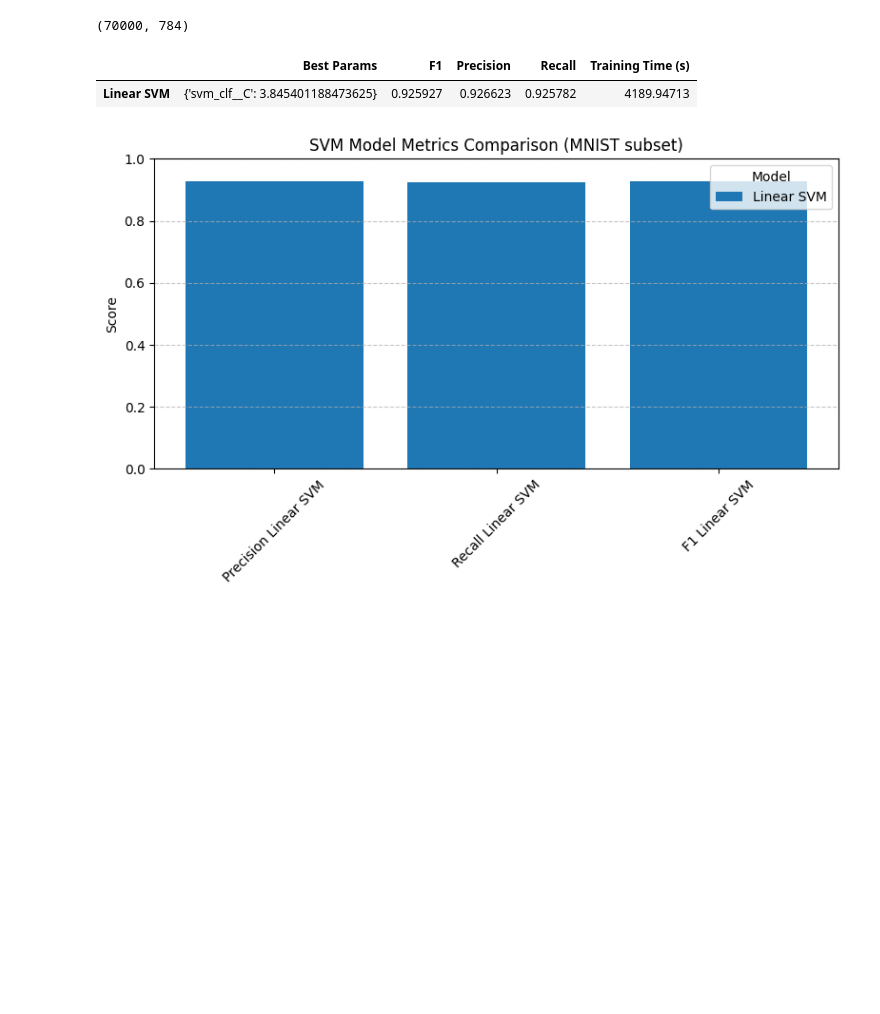
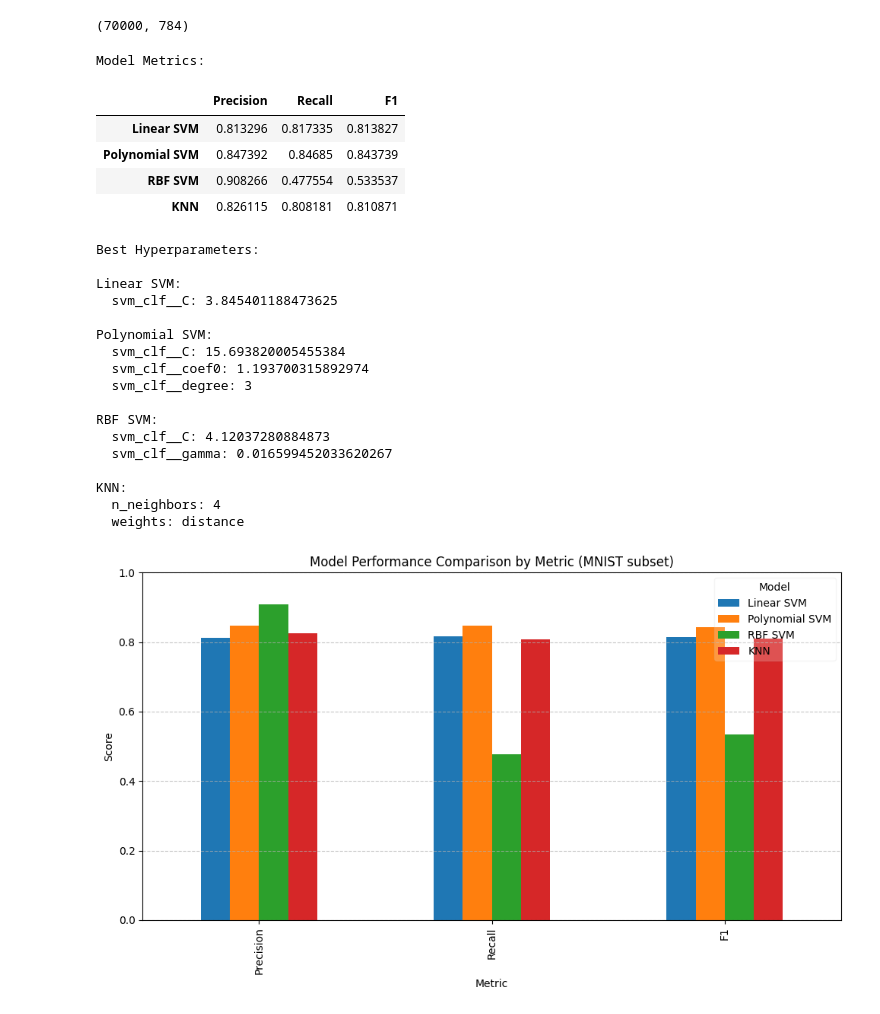
Before and after one commit to FelixH-git/SVM-Pipeline, a Jupyter notebook: lab5.ipynb, the cells around one changed output. Cells and saved outputs as stored; diff of their text form; code cells hidden in the pictures; blank space fills up the shorter version.

Commit message:
fix graph

```diff
--- a/lab5.ipynb
+++ b/lab5.ipynb
@@ -7,7 +7,7 @@ X.shape
 # %% [output]
 (70000, 784)
 # %%
-X_train, X_test, y_train, y_test = X[:8000], X[8000:10000], y[:8000], y[8000:10000]
+X_train, X_test, y_train, y_test = X[:800], X[800:1000], y[:800], y[800:1000]
 # %%
 from sklearn.preprocessing import StandardScaler
 from sklearn.pipeline import Pipeline
@@ -115,52 +115,67 @@ import numpy as np
 import pandas as pd
 
 results_df = pd.DataFrame(results).T
 metrics_df = results_df[["Precision", "Recall", "F1"]]
 params_df = results_df[["Best Params"]]
 
 print("Model Metrics:")
 display(metrics_df)
 
 print("Best Hyperparameters:")
 for model, row in params_df.iterrows():
     print(f"\n{model}:")
     for k, v in row["Best Params"].items():
         print(f"  {k}: {v}")
 
 
-metrics = ["Precision", "Recall", "F1"]
-models = results_df.index.tolist()
+metrics_df = results_df[["Precision", "Recall", "F1"]]
 
-values = results_df[metrics].to_numpy()
+metrics_df = metrics_df.T
 
-x = np.arange(len(metrics))
-width = 0.25
+metrics_df.plot(
+    kind='bar',
+    figsize=(10, 6),
+    title='Model Performance Comparison by Metric (MNIST subset)',
+    stacked=False
+)
 
-fig, ax = plt.subplots(figsize=(10, 6))
-
-for i, model in enumerate(models):
-    ax.bar(x + i * width, values[i], width, label=model)
-
-ax.set_xlabel("Metric")
-ax.set_ylabel("Score")
-ax.set_title("SVM Model Metrics Comparison (MNIST subset)")
-ax.set_xticks(x + width * (len(models) - 1) / 2)
-ax.set_xticklabels(metrics)
-ax.set_ylim(0, 1)
-ax.legend(title="Model")
-ax.grid(axis="y", linestyle="--", alpha=0.7)
-
+plt.xlabel("Metric")
+plt.ylabel("Score")
+plt.ylim(0, 1)
+plt.grid(axis='y', linestyle='--', alpha=0.7)
+plt.legend(title="Model", framealpha=0.2)
 plt.tight_layout()
 plt.show()
 
 
 results_df[["Training Time (s)"]].plot(kind='bar', figsize=(8,5), color='orange')
 plt.title("SVM Model Training Time Comparison (MNIST subset)")
 plt.ylabel("Time (seconds)")
 plt.grid(axis='y', linestyle='--', alpha=0.7)
 plt.xticks(rotation=0)
 plt.show()
 # %% [output]
+Model Metrics:
-|  | Best Params | F1 | Precision | Recall | Training Time (s) |
-| Linear SVM | {'svm_clf__C': 3.845401188473625} | 0.925927 | 0.926623 | 0.925782 | 4189.94713 |
+|  | Precision | Recall | F1 |
+| Linear SVM | 0.813296 | 0.817335 | 0.813827 |
+| Polynomial SVM | 0.847392 | 0.84685 | 0.843739 |
+| RBF SVM | 0.908266 | 0.477554 | 0.533537 |
+| KNN | 0.826115 | 0.808181 | 0.810871 |
+Best Hyperparameters:
+
+Linear SVM:
+  svm_clf__C: 3.845401188473625
+
+Polynomial SVM:
+  svm_clf__C: 15.693820005455384
+  svm_clf__coef0: 1.193700315892974
+  svm_clf__degree: 3
+
+RBF SVM:
+  svm_clf__C: 4.12037280884873
+  svm_clf__gamma: 0.016599452033620267
+
+KNN:
+  n_neighbors: 4
+  weights: distance
-[figure, old version]
+[figure, new version]
```
Also changed, not shown: parts of 1 cell of this notebook.
